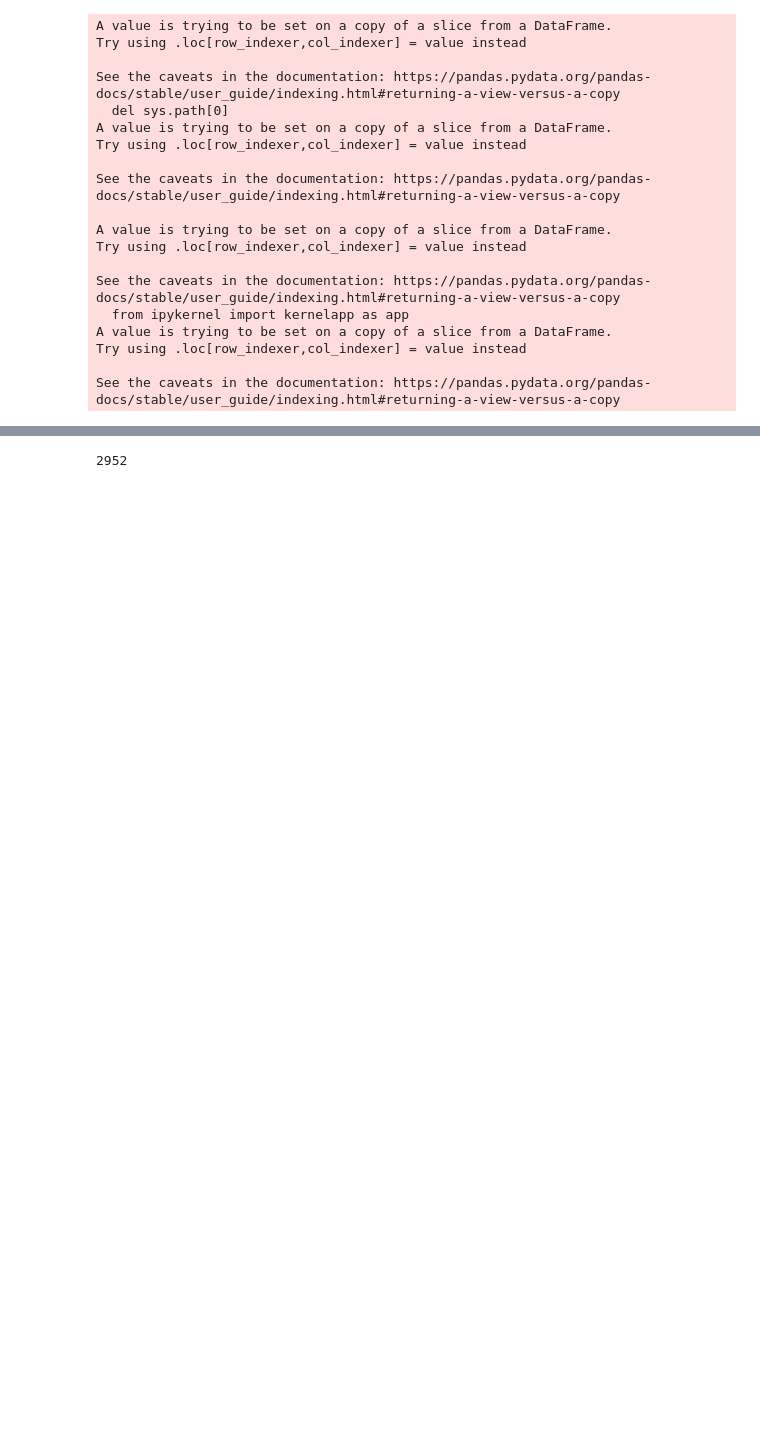
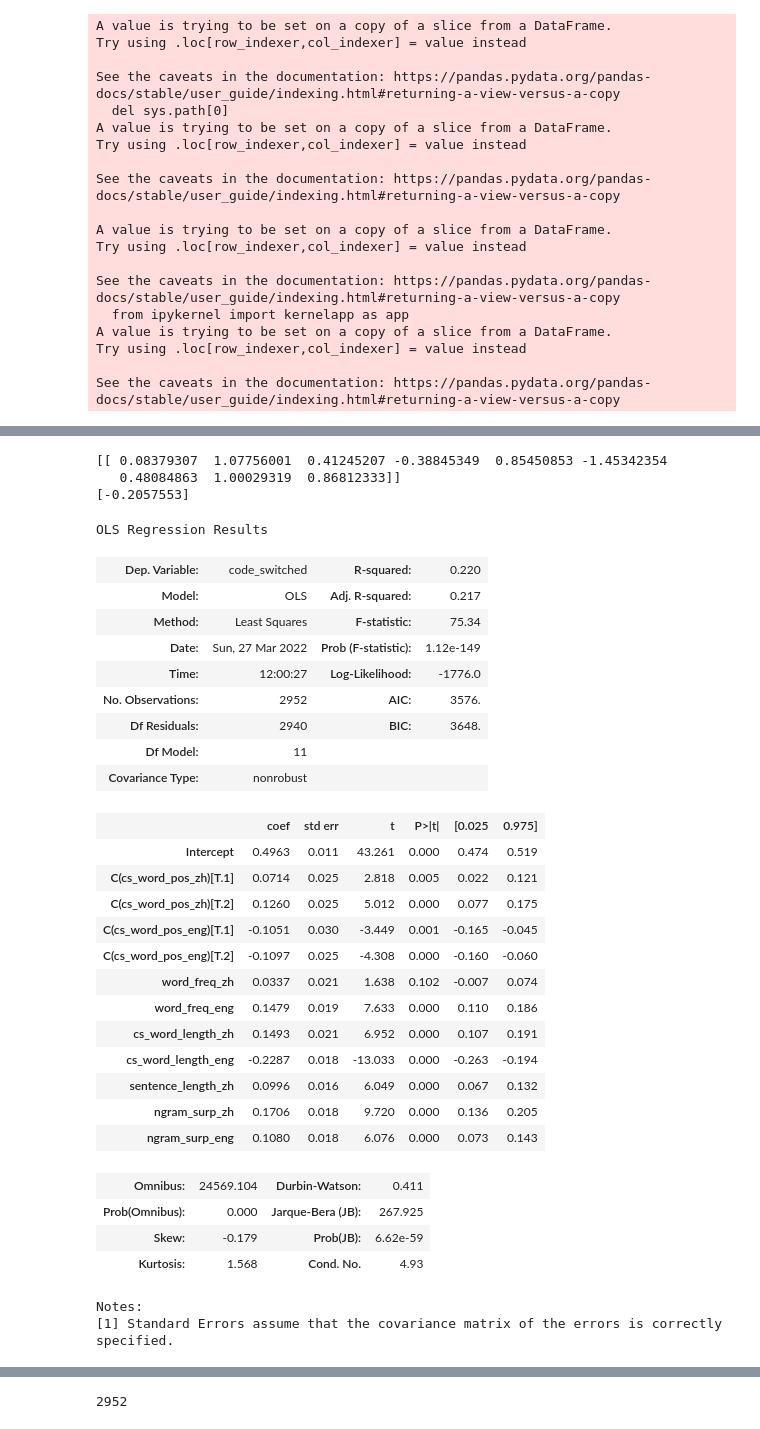
Before and after one commit to db758/code-switching, a Jupyter notebook: notebooks/regression.ipynb, the cells around one changed output, grey strips where cells are left out. Cells and saved outputs as stored; diff of their text form; code cells hidden in the pictures; blank space fills up the shorter version.

Commit message:
updating old and new regressions

```diff
--- a/notebooks/regression.ipynb
+++ b/notebooks/regression.ipynb
@@ -825,0 +1072,2 @@ ngram_surp_final.head()
+# %%
+ngram_surp_eng_final = ngram_surp_eng[['word_freq_zh', 'word_freq_eng', 'cs_word_pos_zh', 'cs_word_pos_eng', 'cs_word_length_zh', 'cs_word_length_eng', 'sentence_length_zh', 'ngram_surp_zh', 'ngram_surp_eng']]
@@ -825,0 +1083,24 @@ ngram_surp_final.head()
+# %%
+cs_word_frequency = np.array(ngram_surp_eng_final['word_freq_zh'])
+cs_word_length = np.array(ngram_surp_eng_final['cs_word_length_zh'])
+sentence_length = np.array(ngram_surp_eng_final['sentence_length_zh'])
+cs_word_frequency_eng = np.array(ngram_surp_eng_final['word_freq_eng'])
+cs_word_length_eng = np.array(ngram_surp_eng_final['cs_word_length_eng'])
+ngram_surp_val = np.array(ngram_surp_eng_final['ngram_surp_zh'])
+ngram_surp_val_eng = np.array(ngram_surp_eng_final['ngram_surp_eng'])
+
+cs_word_frequency_new = (cs_word_frequency-np.mean(cs_word_frequency))*0.5/np.std(cs_word_frequency)
+cs_word_length_new = (cs_word_length-np.mean(cs_word_length))*0.5/np.std(cs_word_length)
+sentence_length_new = (sentence_length-np.mean(sentence_length))*0.5/np.std(sentence_length)
+cs_word_frequency_eng_new = (cs_word_frequency_eng-np.mean(cs_word_frequency_eng))*0.5/np.std(cs_word_frequency_eng)
+cs_word_length_eng_new = (cs_word_length_eng-np.mean(cs_word_length_eng))*0.5/np.std(cs_word_length_eng)
+ngram_surp_new = (ngram_surp_val-np.mean(ngram_surp_val))*0.5/np.std(ngram_surp_val)
+ngram_surp_eng_new = (ngram_surp_val_eng-np.mean(ngram_surp_val_eng))*0.5/np.std(ngram_surp_val_eng)
+
+ngram_surp_eng_final['word_freq_zh'] = cs_word_frequency_new
+ngram_surp_eng_final['cs_word_length_zh'] = cs_word_length_new
+ngram_surp_eng_final['sentence_length_zh'] = sentence_length_new
+ngram_surp_eng_final['word_freq_eng'] = cs_word_frequency_eng_new
+ngram_surp_eng_final['cs_word_length_eng'] = cs_word_length_eng_new
+ngram_surp_eng_final['ngram_surp_zh'] = ngram_surp_new
+ngram_surp_eng_final['ngram_surp_eng'] = ngram_surp_eng_new
@@ -938,3 +1244,7 @@ mean test f1 micro: 0.5965426019239578
 # print('AIC: %.3f' % aic)
 # bic = calculate_bic(len(y), ll, num_params)
 # print('BIC: %.3f' % bic)
+# %%
+X = ngram_surp_eng_final
+y = ngram_surp_eng['code_switched']
+X_train, X_test, y_train, y_test = train_test_split(X, y, test_size=0.3, random_state=0)
@@ -940,0 +1266,43 @@ mean test f1 micro: 0.5965426019239578
+# %%
+print(clf.coef_)
+print(clf.intercept_)
+# %% [output]
+[[ 0.08379307  1.07756001  0.41245207 -0.38845349  0.85450853 -1.45342354
+   0.48084863  1.00029319  0.86812333]]
+[-0.2057553]
+# %%
+ngram_surp_eng_final_new = X.copy()
+ngram_surp_eng_final_new['code_switched'] = y.copy()
+# %%
+model = smf.ols(formula="code_switched ~ word_freq_zh + word_freq_eng + C(cs_word_pos_zh) + C(cs_word_pos_eng) + cs_word_length_zh + cs_word_length_eng + sentence_length_zh + ngram_surp_zh + ngram_surp_eng",data=ngram_surp_eng_final_new).fit()
+model.summary()
+# %% [output]
+OLS Regression Results
+| Dep. Variable: | code_switched | R-squared: | 0.220 |
+| Model: | OLS | Adj. R-squared: | 0.217 |
+| Method: | Least Squares | F-statistic: | 75.34 |
+| Date: | Sun, 27 Mar 2022 | Prob (F-statistic): | 1.12e-149 |
+| Time: | 12:00:27 | Log-Likelihood: | -1776.0 |
+| No. Observations: | 2952 | AIC: | 3576. |
+| Df Residuals: | 2940 | BIC: | 3648. |
+| Df Model: | 11 |  |  |
+| Covariance Type: | nonrobust |  |  |
+|  | coef | std err | t | P>|t| | [0.025 | 0.975] |
+| Intercept | 0.4963 | 0.011 | 43.261 | 0.000 | 0.474 | 0.519 |
+| C(cs_word_pos_zh)[T.1] | 0.0714 | 0.025 | 2.818 | 0.005 | 0.022 | 0.121 |
+| C(cs_word_pos_zh)[T.2] | 0.1260 | 0.025 | 5.012 | 0.000 | 0.077 | 0.175 |
+| C(cs_word_pos_eng)[T.1] | -0.1051 | 0.030 | -3.449 | 0.001 | -0.165 | -0.045 |
+| C(cs_word_pos_eng)[T.2] | -0.1097 | 0.025 | -4.308 | 0.000 | -0.160 | -0.060 |
+| word_freq_zh | 0.0337 | 0.021 | 1.638 | 0.102 | -0.007 | 0.074 |
+| word_freq_eng | 0.1479 | 0.019 | 7.633 | 0.000 | 0.110 | 0.186 |
+| cs_word_length_zh | 0.1493 | 0.021 | 6.952 | 0.000 | 0.107 | 0.191 |
+| cs_word_length_eng | -0.2287 | 0.018 | -13.033 | 0.000 | -0.263 | -0.194 |
+| sentence_length_zh | 0.0996 | 0.016 | 6.049 | 0.000 | 0.067 | 0.132 |
+| ngram_surp_zh | 0.1706 | 0.018 | 9.720 | 0.000 | 0.136 | 0.205 |
+| ngram_surp_eng | 0.1080 | 0.018 | 6.076 | 0.000 | 0.073 | 0.143 |
+| Omnibus: | 24569.104 | Durbin-Watson: | 0.411 |
+| Prob(Omnibus): | 0.000 | Jarque-Bera (JB): | 267.925 |
+| Skew: | -0.179 | Prob(JB): | 6.62e-59 |
+| Kurtosis: | 1.568 | Cond. No. | 4.93 |
+Notes:
+[1] Standard Errors assume that the covariance matrix of the errors is correctly specified.
```
Also changed, not shown: parts of 146 cells of this notebook, 1 other file.
